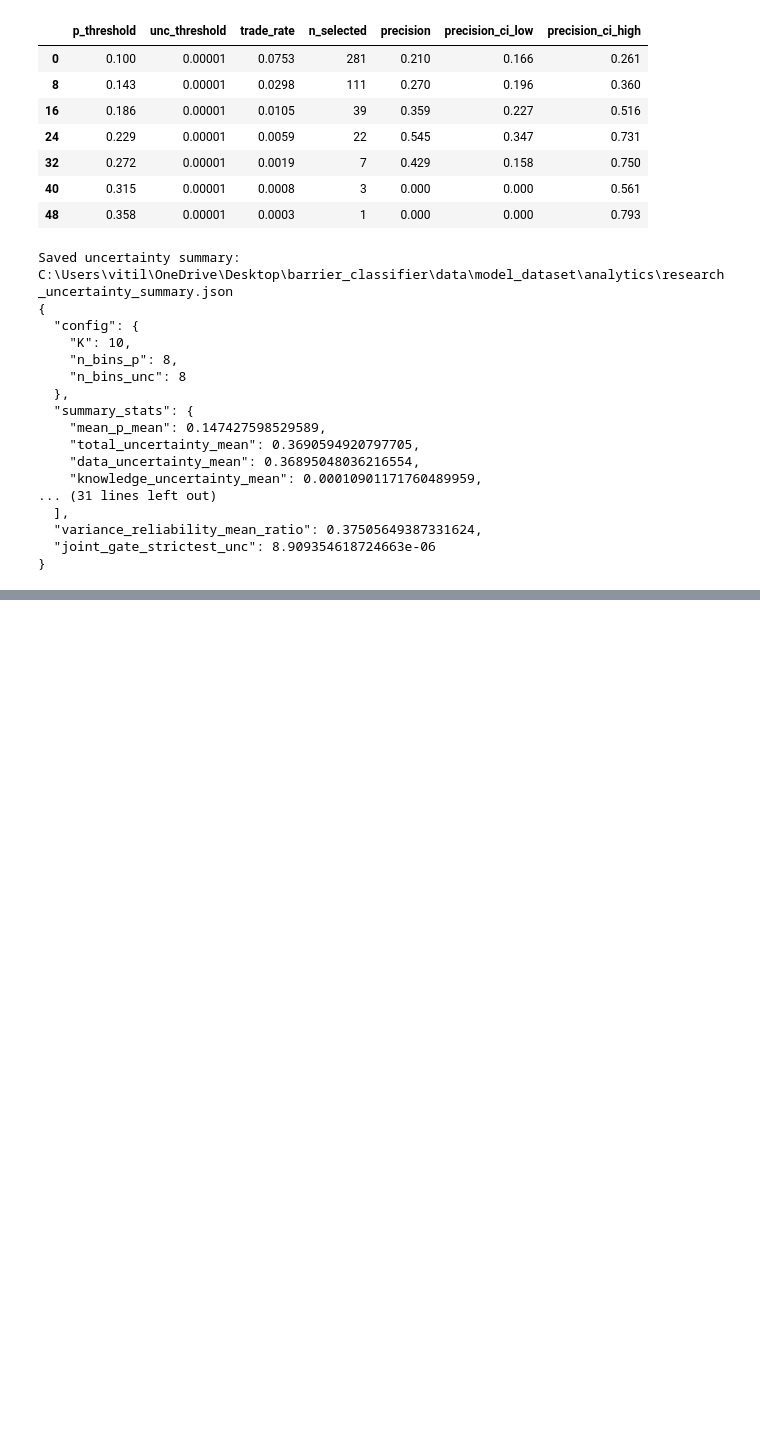
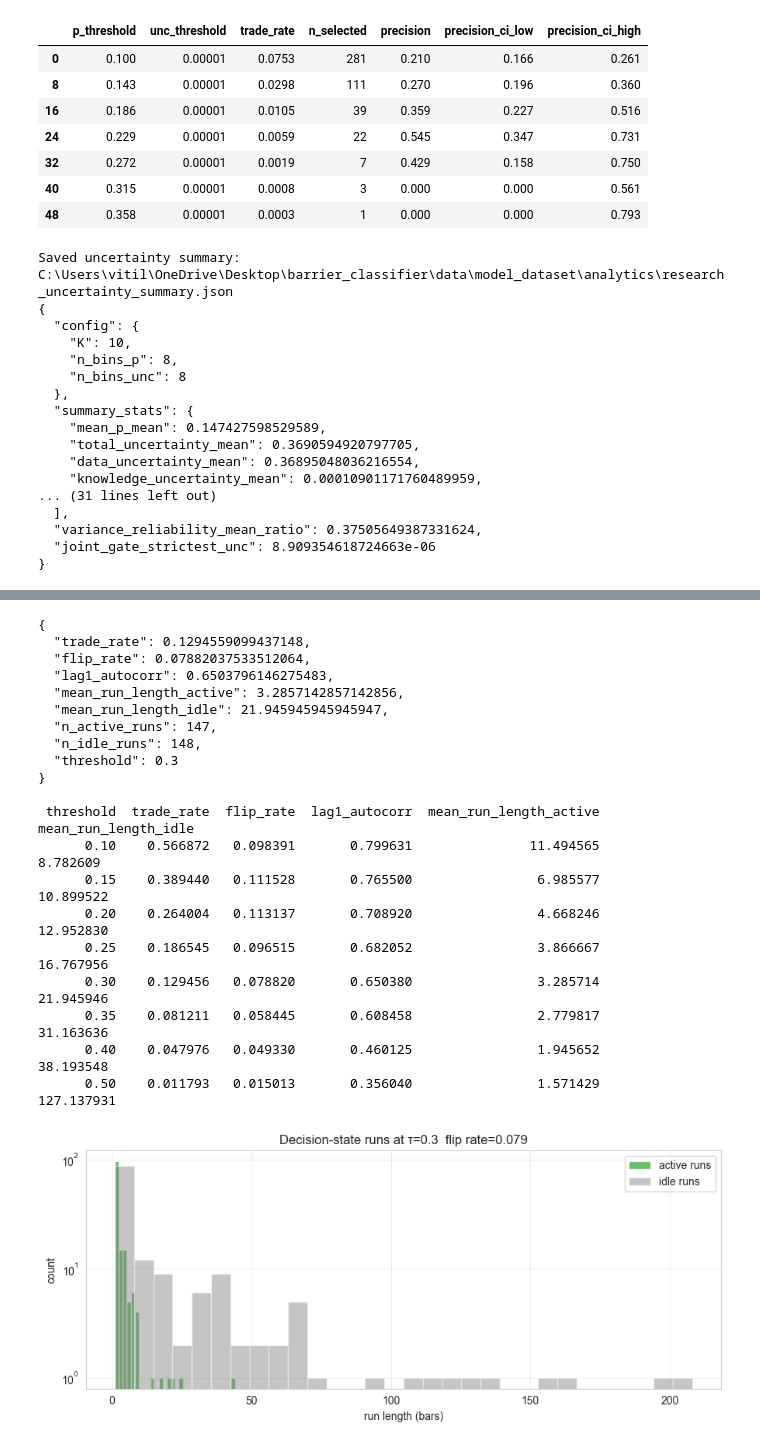
Before and after one commit to VitaIll/barrier_classifier, a Jupyter notebook: notebooks/04_offline_study.ipynb, the cells around one changed output, grey strips where cells are left out. Cells and saved outputs as stored; diff of their text form; code cells hidden in the pictures; blank space fills up the shorter version.

```diff
--- a/notebooks/04_offline_study.ipynb
+++ b/notebooks/04_offline_study.ipynb
@@ -1454,0 +1585,44 @@ Subsequent section lands when Phase 6 is built:
+# %%
+ts_t = test_cache["ts"].to_numpy()
+turnover_threshold = float(COHORT_THRESHOLD)
+
+turnover = decision_turnover(p_t, threshold=turnover_threshold, ts=ts_t)
+print(json.dumps(turnover, indent=2, default=str))
+
+# Compare across a small grid of thresholds
+turnover_grid = pd.DataFrame([
+    decision_turnover(p_t, threshold=t, ts=ts_t)
+    for t in [0.10, 0.15, 0.20, 0.25, 0.30, 0.35, 0.40, 0.50]
+])
+turnover_grid["threshold"] = [0.10, 0.15, 0.20, 0.25, 0.30, 0.35, 0.40, 0.50]
+print()
+print(turnover_grid[["threshold", "trade_rate", "flip_rate", "lag1_autocorr",
+                     "mean_run_length_active", "mean_run_length_idle"]].to_string(index=False))
+
+fig, ax = plt.subplots(figsize=(9, 4))
+plot_decision_turnover_runs(p_t, threshold=turnover_threshold, ax=ax)
+plt.tight_layout()
+plt.savefig(PLOTS_DIR / "research_decision_turnover.png", dpi=150, bbox_inches="tight")
+plt.show()
+# %% [output]
+{
+  "trade_rate": 0.1294559099437148,
+  "flip_rate": 0.07882037533512064,
+  "lag1_autocorr": 0.6503796146275483,
+  "mean_run_length_active": 3.2857142857142856,
+  "mean_run_length_idle": 21.945945945945947,
+  "n_active_runs": 147,
+  "n_idle_runs": 148,
+  "threshold": 0.3
+}
+
+ threshold  trade_rate  flip_rate  lag1_autocorr  mean_run_length_active  mean_run_length_idle
+      0.10    0.566872   0.098391       0.799631               11.494565              8.782609
+      0.15    0.389440   0.111528       0.765500                6.985577             10.899522
+      0.20    0.264004   0.113137       0.708920                4.668246             12.952830
+      0.25    0.186545   0.096515       0.682052                3.866667             16.767956
+      0.30    0.129456   0.078820       0.650380                3.285714             21.945946
+      0.35    0.081211   0.058445       0.608458                2.779817             31.163636
+      0.40    0.047976   0.049330       0.460125                1.945652             38.193548
+      0.50    0.011793   0.015013       0.356040                1.571429            127.137931
+[figure, added]
```
Also changed, not shown: parts of 24 cells of this notebook, 4 other files.
